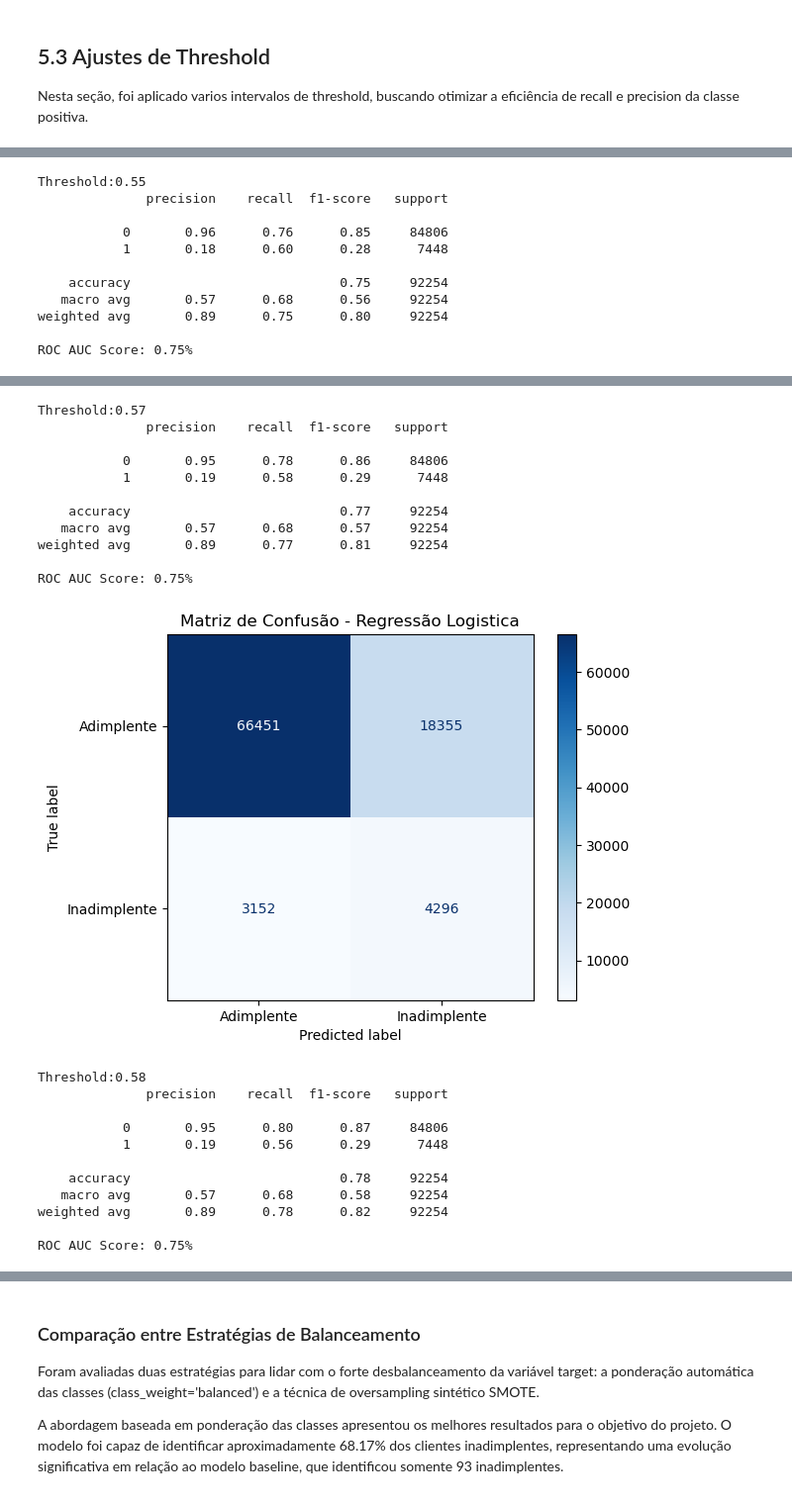
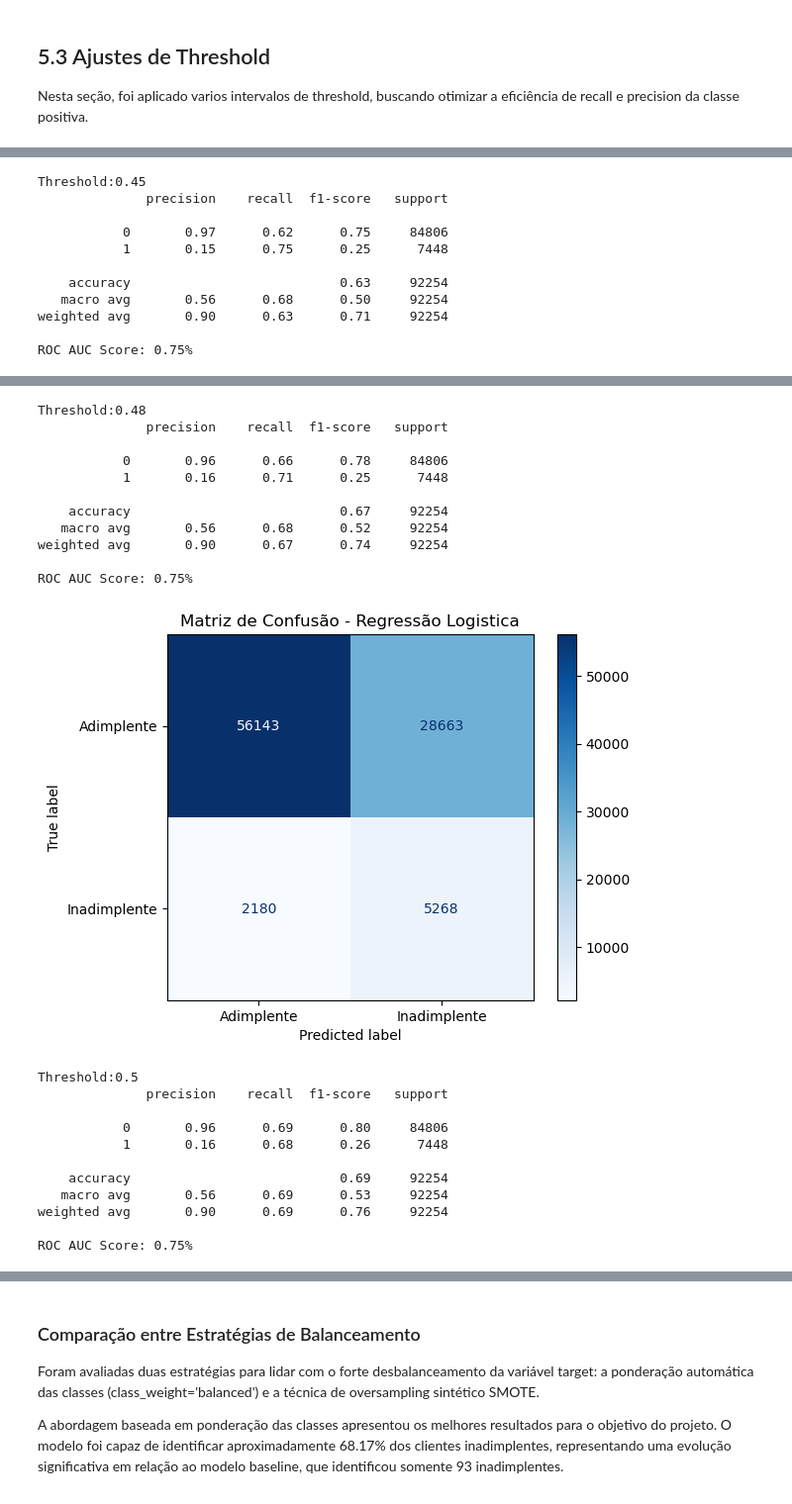
Before and after one commit to Rd-Brito13/Credit-Risk, a Jupyter notebook: notebook/04_modelos_avancados.ipynb, the cells around one changed output, grey strips where cells are left out. Shown at 99% size. Drawn from its saved outputs; the diff is of its cells as text; code cells hidden in the pictures.

```diff
--- a/notebook/04_modelos_avancados.ipynb
+++ b/notebook/04_modelos_avancados.ipynb
@@ -399,7 +398,7 @@ plt.show()
 Nesta seção, foi aplicado varios intervalos de threshold, buscando otimizar a eficiência de recall e precision da classe positiva.
 # %%
 # PLOTANDO AS ESTATITICA DOS MODELOS E SUA MATRIZ DE CONFUSÃO PARA CADA INTERVALO DE THRESHOLD
-for threshold in [0.50, 0.55, 0.57,0.58, 0.59, 0.60]:
+for threshold in [0.43,0.45,0.48,0.50,0.55, 0.57, 0.60]:
     y_pred_custom = (probabilidades_balanceado >= threshold).astype(int)
     print(f"Threshold:{threshold}")
     print(classification_report(y_teste, y_pred_custom))
@@ -427,11 +426,11 @@ ROC AUC Score: 0.75%
-Threshold:0.55
+Threshold:0.45
               precision    recall  f1-score   support
 
-           0       0.96      0.76      0.85     84806
-           1       0.18      0.60      0.28      7448
+           0       0.97      0.62      0.75     84806
+           1       0.15      0.75      0.25      7448
 
-    accuracy                           0.75     92254
-   macro avg       0.57      0.68      0.56     92254
-weighted avg       0.89      0.75      0.80     92254
+    accuracy                           0.63     92254
+   macro avg       0.56      0.68      0.50     92254
+weighted avg       0.90      0.63      0.71     92254
 
 ROC AUC Score: 0.75%
@@ -439,23 +438,23 @@ ROC AUC Score: 0.75%
-Threshold:0.57
+Threshold:0.48
               precision    recall  f1-score   support
 
-           0       0.95      0.78      0.86     84806
-           1       0.19      0.58      0.29      7448
+           0       0.96      0.66      0.78     84806
+           1       0.16      0.71      0.25      7448
 
-    accuracy                           0.77     92254
-   macro avg       0.57      0.68      0.57     92254
-weighted avg       0.89      0.77      0.81     92254
+    accuracy                           0.67     92254
+   macro avg       0.56      0.68      0.52     92254
+weighted avg       0.90      0.67      0.74     92254
 
 ROC AUC Score: 0.75%
-[figure, old version]
+[figure, new version]
-Threshold:0.58
+Threshold:0.5
               precision    recall  f1-score   support
 
-           0       0.95      0.80      0.87     84806
-           1       0.19      0.56      0.29      7448
+           0       0.96      0.69      0.80     84806
+           1       0.16      0.68      0.26      7448
 
-    accuracy                           0.78     92254
-   macro avg       0.57      0.68      0.58     92254
-weighted avg       0.89      0.78      0.82     92254
+    accuracy                           0.69     92254
+   macro avg       0.56      0.69      0.53     92254
+weighted avg       0.90      0.69      0.76     92254
 
 ROC AUC Score: 0.75%
```
Also changed, not shown: parts of 8 cells of this notebook, 3 other files.
